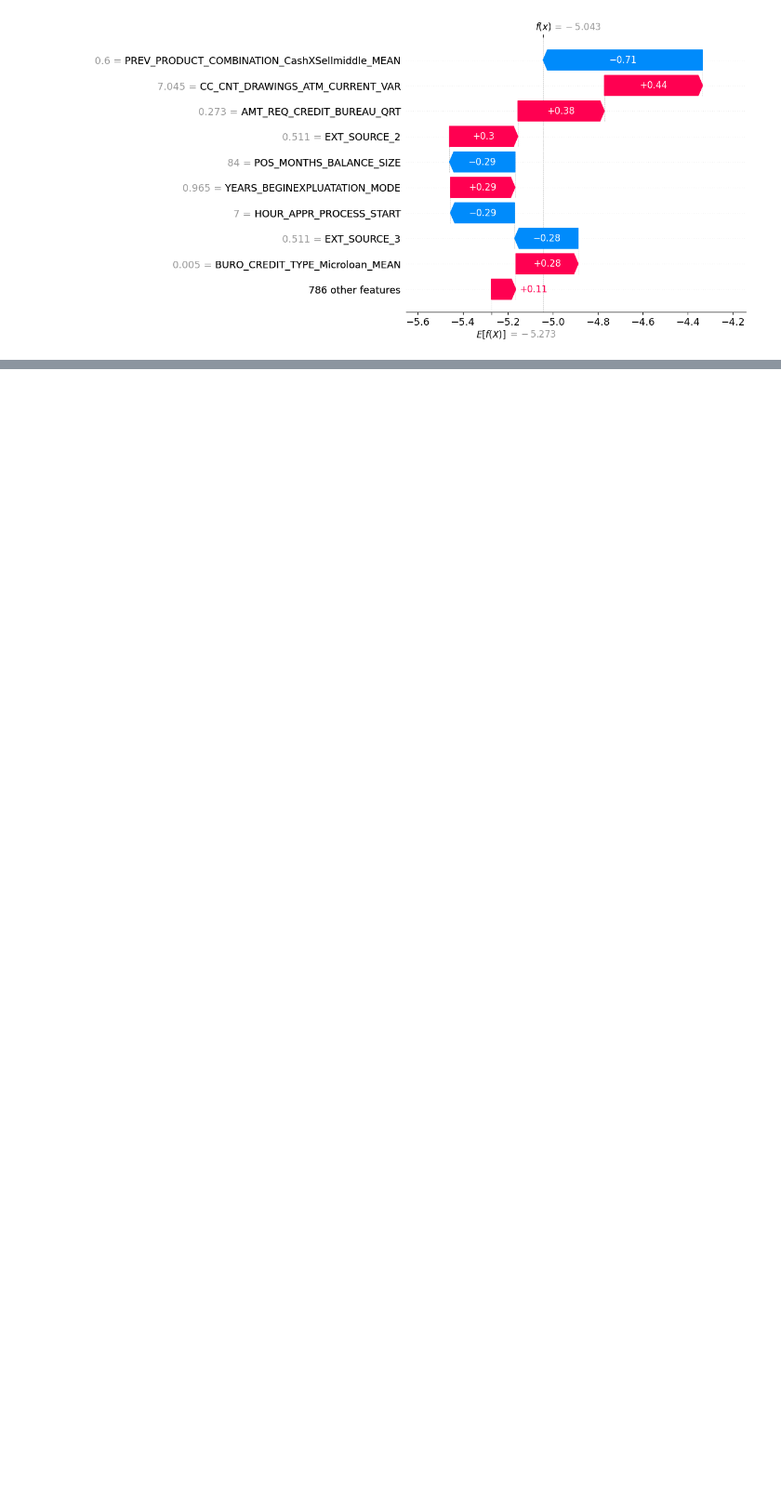
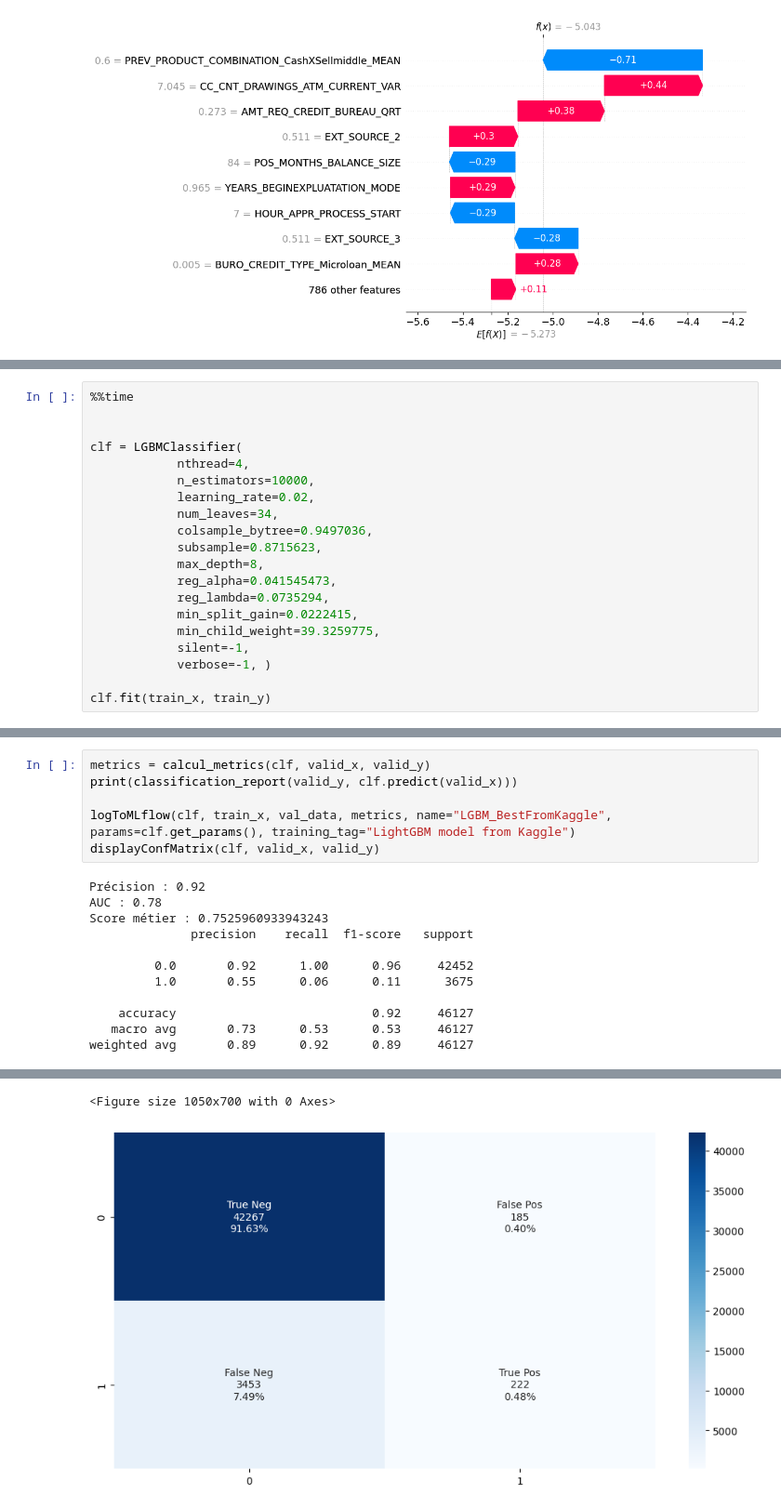
Before and after one commit to OCangrand/OC-Project7, a Jupyter notebook: Modelisation.ipynb, the cells around one changed output, grey strips where cells are left out. Shown at 93% size. Cells and saved outputs as stored; diff of their text form; blank space fills up the shorter version.

```diff
--- a/Modelisation.ipynb
+++ b/Modelisation.ipynb
@@ -824,0 +829,20 @@ shap.plots.waterfall(shap_values[50])
+# %%
+%%time
+
+
+clf = LGBMClassifier(
+            nthread=4,
+            n_estimators=10000,
+            learning_rate=0.02,
+            num_leaves=34,
+            colsample_bytree=0.9497036,
+            subsample=0.8715623,
+            max_depth=8,
+            reg_alpha=0.041545473,
+            reg_lambda=0.0735294,
+            min_split_gain=0.0222415,
+            min_child_weight=39.3259775,
+            silent=-1,
+            verbose=-1, )
+
+clf.fit(train_x, train_y)
@@ -824,0 +857,18 @@ shap.plots.waterfall(shap_values[50])
+# %%
+metrics = calcul_metrics(clf, valid_x, valid_y)
+print(classification_report(valid_y, clf.predict(valid_x)))
+
+logToMLflow(clf, train_x, val_data, metrics, name="LGBM_BestFromKaggle", params=clf.get_params(), training_tag="LightGBM model from Kaggle")
+displayConfMatrix(clf, valid_x, valid_y)
+# %% [output]
+Précision : 0.92
+AUC : 0.78
+Score métier : 0.7525960933943243
+              precision    recall  f1-score   support
+
+         0.0       0.92      1.00      0.96     42452
+         1.0       0.55      0.06      0.11      3675
+
+    accuracy                           0.92     46127
+   macro avg       0.73      0.53      0.53     46127
+weighted avg       0.89      0.92      0.89     46127
@@ -824,0 +878,2 @@ shap.plots.waterfall(shap_values[50])
+<Figure size 1050x700 with 0 Axes>
+[figure, added]
```
Also changed, not shown: parts of 7 cells of this notebook.
